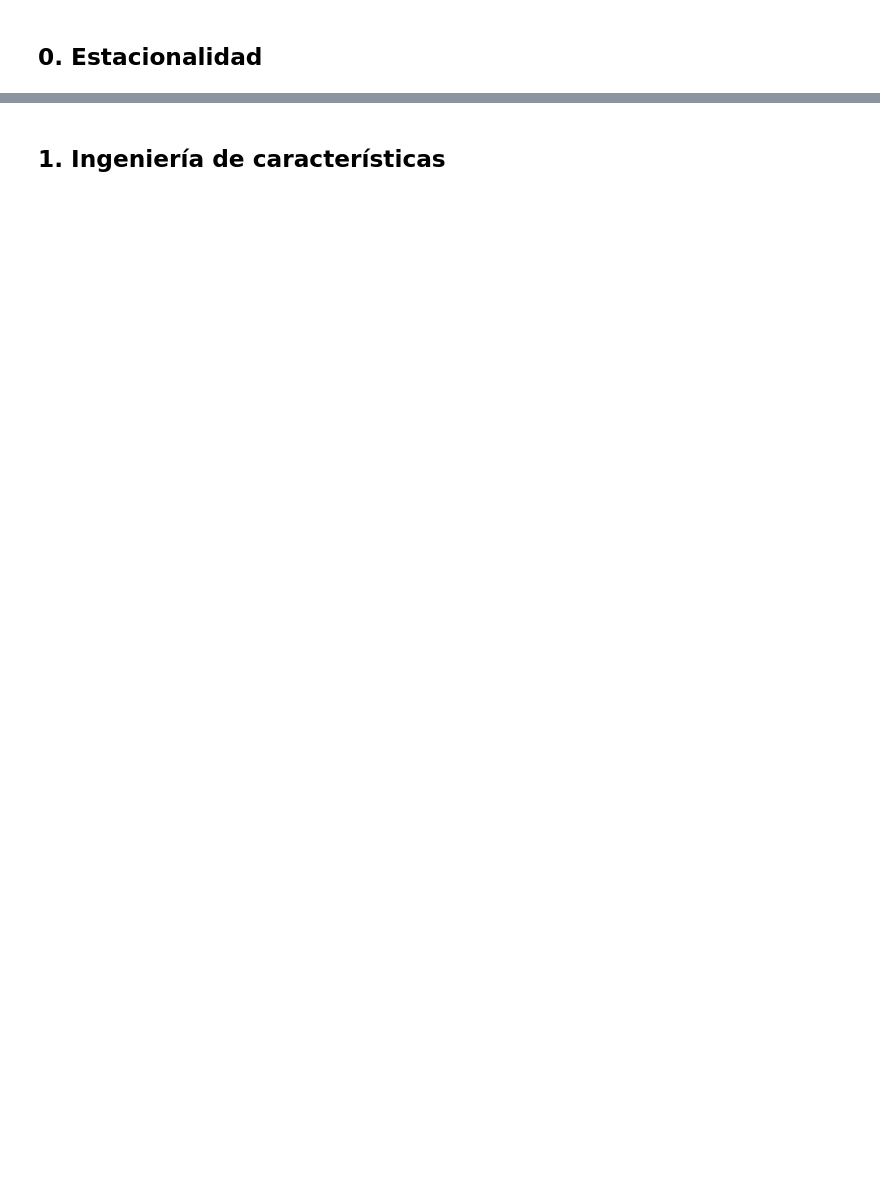
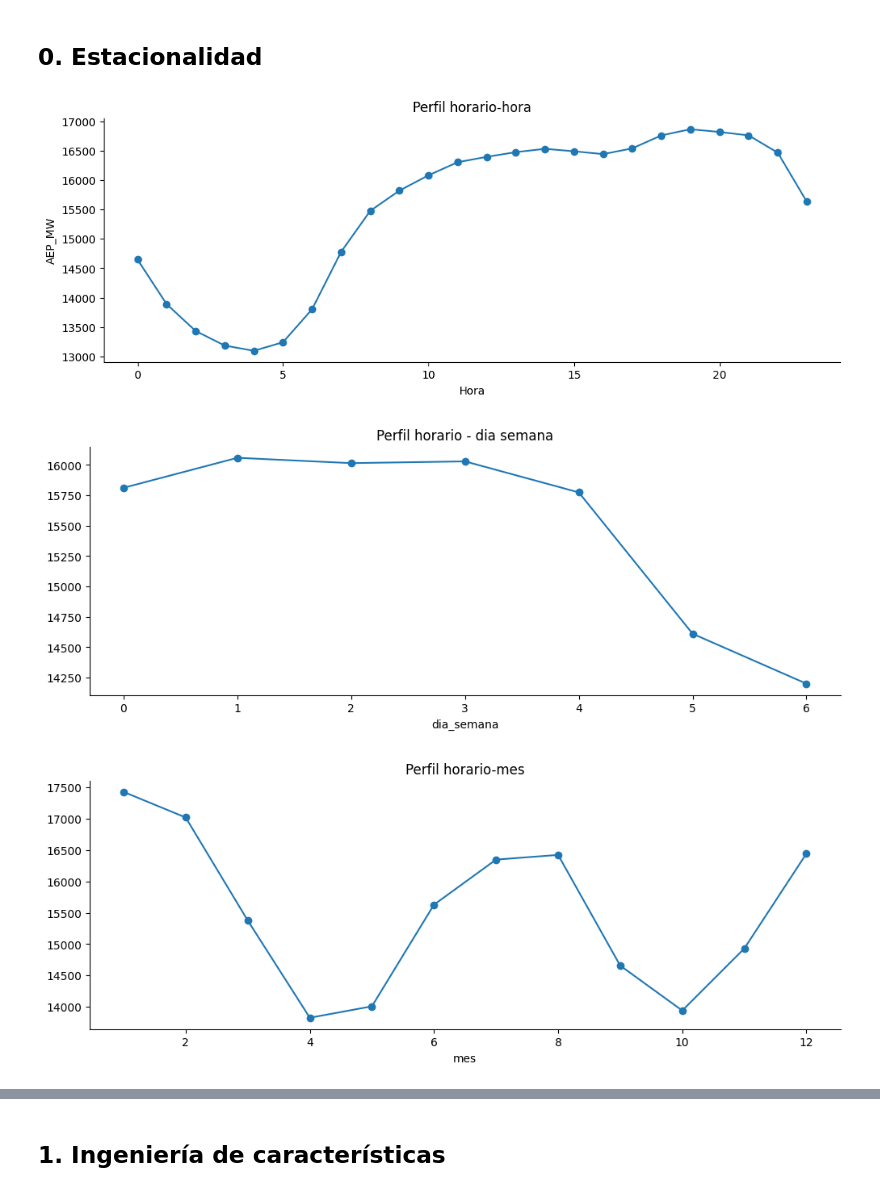
Before and after one commit to CatherineCabreraTT24/S16-SeriesTemporales, a Jupyter notebook: Webinar_2/03_ml_pipeline Student Version.ipynb, the cells around one changed output, grey strips where cells are left out. Saved outputs shown, nothing was run; the diff lists cells and outputs as text; code cells hidden in the pictures; blank space fills up the shorter version.

```diff
--- a/Webinar_2/03_ml_pipeline Student Version.ipynb
+++ b/Webinar_2/03_ml_pipeline Student Version.ipynb
@@ -21,0 +39,7 @@ df = df.sort_index()
+# %%
+df["hora"] = df.index.hour
+df["dia_semana"] = df.index.dayofweek
+df["mes"] = df.index.month
+df["año"] = df.index.year
+df["trimestre"] = df.index.quarter
+df["dia"] = df.index.day
@@ -22,2 +56,20 @@ df = df.sort_index()
 # %% [markdown]
 ## 0. Estacionalidad
+# %%
+# Perfil horario y semanal
+#e
+df.groupby("hora")["AEP_MW"].mean().plot(marker="o", title="Perfil horario-hora", xlabel="Hora", ylabel="AEP_MW")
+plt.show()
+
+df.groupby("dia_semana")["AEP_MW"].mean().plot(marker="o", title="Perfil horario - dia semana")
+plt.show()
+
+df.groupby("mes")["AEP_MW"].mean().plot(marker="o", title="Perfil horario-mes")
+plt.show()
+
+df.groupby("año")["AEP_MW"].mean().plot(marker="o", title="Perfil horario - año")
+plt.show()
+# %% [output]
+[figure, added]
+[figure, added]
+[figure, added]
```
Also changed, not shown: parts of 16 cells of this notebook, 3 other files.
